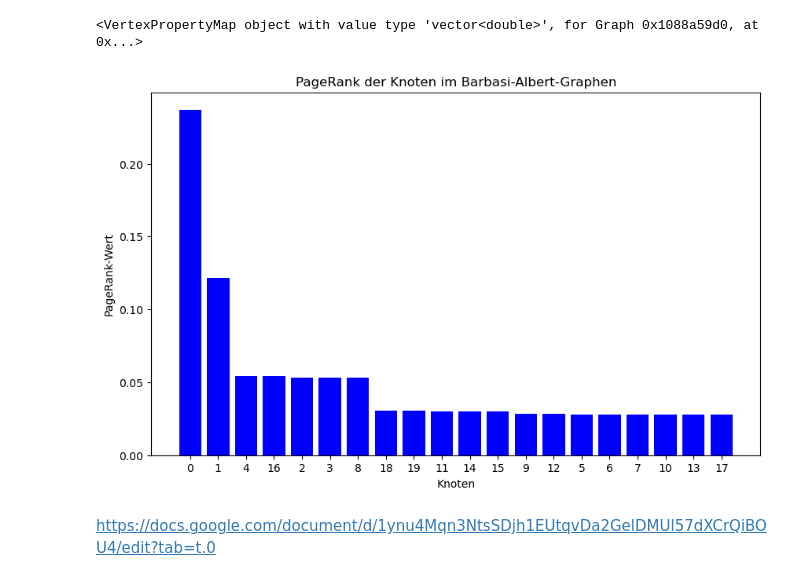
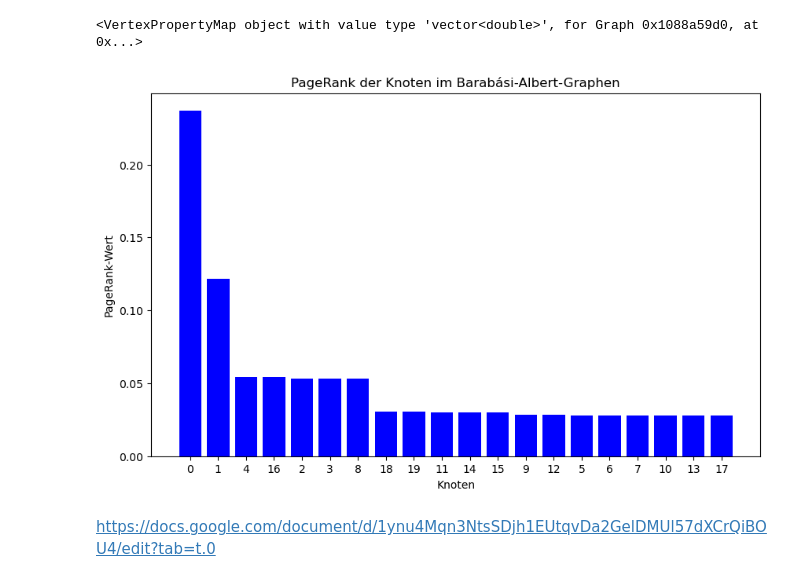
Before and after one commit to regniG00/mlimweb24, a Jupyter notebook: exercise1/exercise1.ipynb, the cells around one changed output. Saved outputs shown, nothing was run; the diff lists cells and outputs as text; code cells hidden in the pictures.

Commit message:
changed title again

```diff
--- a/exercise1/exercise1.ipynb
+++ b/exercise1/exercise1.ipynb
@@ -60,23 +60,23 @@ graph_draw(barbasiGraph,vertex_text=barbasiGraph.vertex_index)
 # %%
 pr = pagerank(barbasiGraph)
 pr_values = [pr[v] for v in barbasiGraph.vertices()]
 vertices = list(range(num_vertices))
 
 vertex_pr_pairs = list(zip(vertices, pr_values))
 
 sorted_vertex_pr_pairs = sorted(vertex_pr_pairs, key=lambda x: x[1], reverse=True)
 
 sorted_vertices = [pair[0] for pair in sorted_vertex_pr_pairs]
 sorted_pr_values = [pair[1] for pair in sorted_vertex_pr_pairs]
 
 plt.figure(figsize=(10, 6))
 plt.bar(range(num_vertices), sorted_pr_values, tick_label=[v for v in sorted_vertices], color='blue')
 plt.xlabel('Knoten')
 plt.ylabel('PageRank-Wert')
-plt.title('PageRank der Knoten im Barbasi-Albert-Graphen')
+plt.title('PageRank der Knoten im Barabási-Albert-Graphen')
 plt.xticks(sorted_vertices)
 plt.show()
 # %% [output]
-[figure, old version]
+[figure, new version]
 # %% [markdown]
 https://docs.google.com/document/d/1ynu4Mqn3NtsSDjh1EUtqvDa2GelDMUl57dXCrQiBOU4/edit?tab=t.0
```
